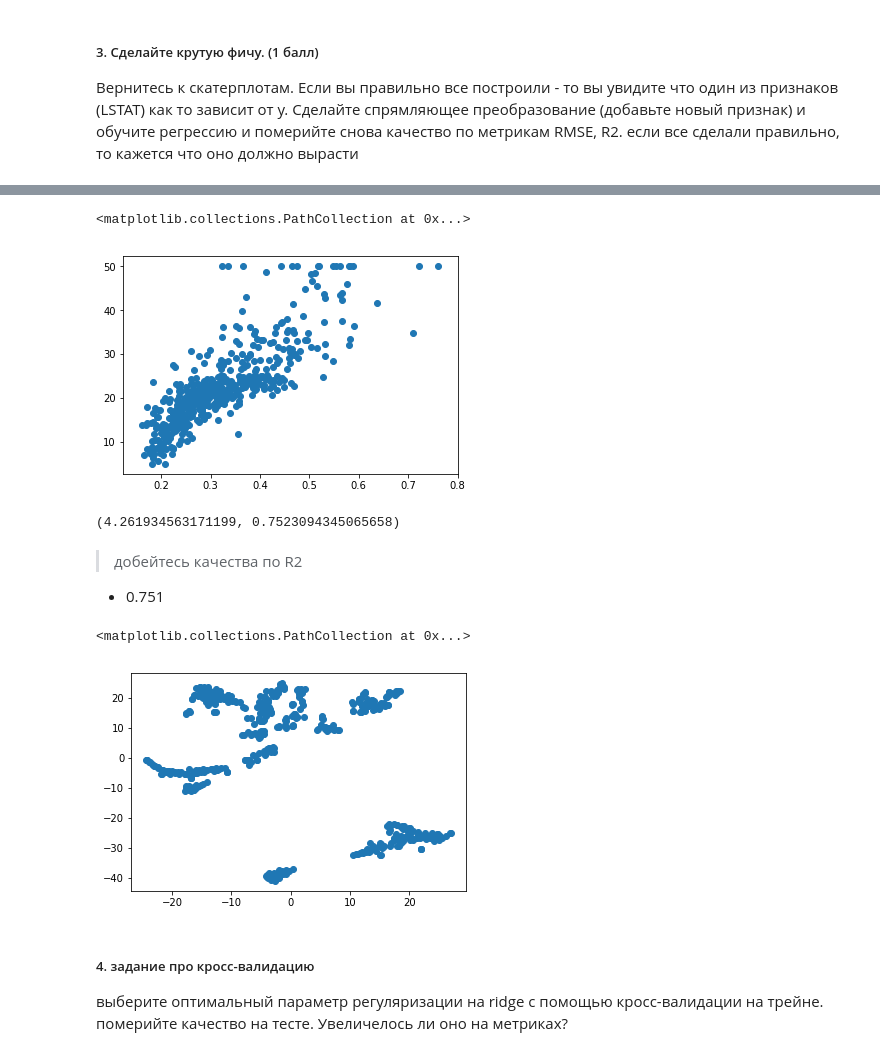
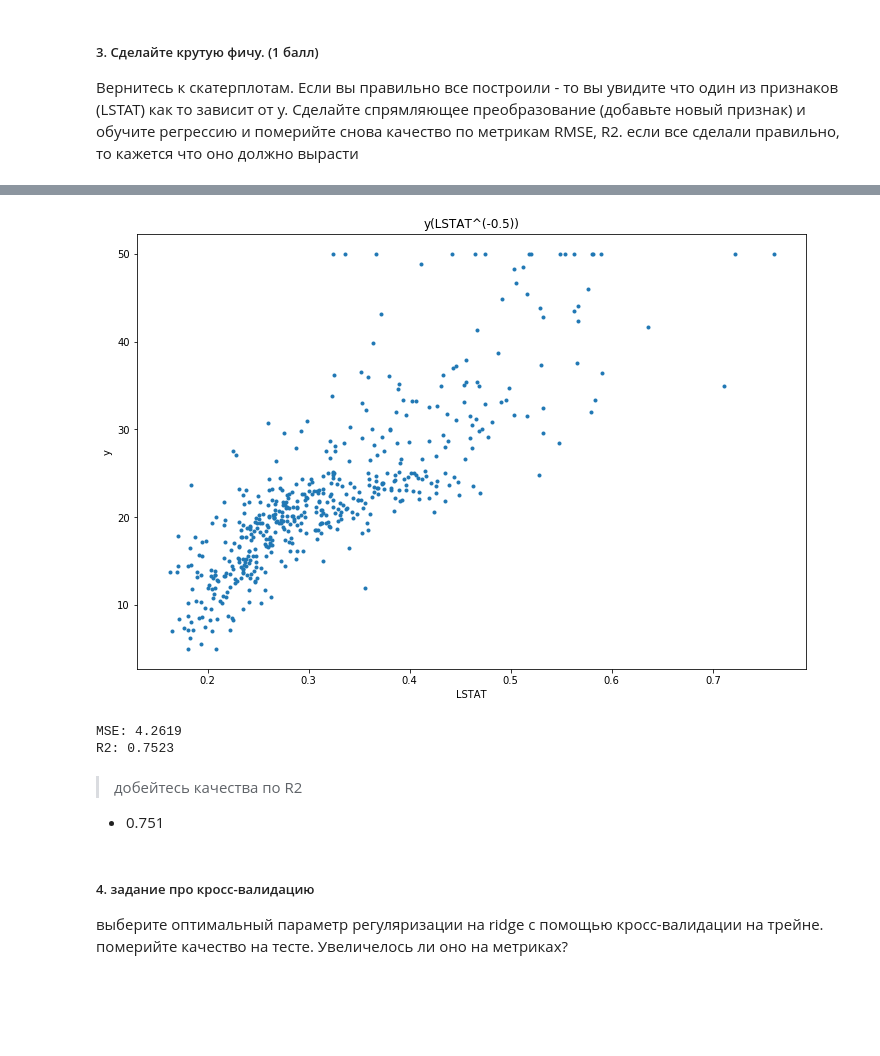
Before and after one commit to gultiaeva/AppliedPythonAtom, a Jupyter notebook: homeworks/homework_06_ml/regression_research_hw.ipynb, the cells around one changed output, grey strips where cells are left out. Saved outputs shown, nothing was run; the diff lists cells and outputs as text; code cells hidden in the pictures; blank space fills up the shorter version.

```diff
--- a/homeworks/homework_06_ml/regression_research_hw.ipynb
+++ b/homeworks/homework_06_ml/regression_research_hw.ipynb
@@ -92,18 +97,25 @@ np.sqrt(mean_squared_error(y_test, y_pred)), r2_score(y_test, y_pred)
 # %%
 newfeature = df.values[:, -1] ** (-1/2)
 newx = np.hstack([df.values, newfeature.reshape(newfeature.shape[0], 1)])
-plt.scatter(newfeature, y)
+
+plt.figure(figsize=(12,8))
+
+plt.scatter(newfeature, y, marker='.');
+plt.title(f"y({df.columns[-1]}^(-0.5))");
+plt.xlabel(df.columns[-1]);
+plt.ylabel('y');
 # %% [output]
-<matplotlib.collections.PathCollection at 0x...>
-[figure, old version]
+[figure, new version]
 # %%
 X_train, X_test, y_train, y_test = train_test_split(newx, y, test_size=0.2, random_state=42)
 regressor = LinearRegression()
 regressor.fit(X_train, y_train)
 y_pred = regressor.predict(X_test)
-np.sqrt(mean_squared_error(y_test, y_pred)), r2_score(y_test, y_pred)
+
+print('MSE: %.4f\nR2: %.4f' % (np.sqrt(mean_squared_error(y_test, y_pred)), r2_score(y_test, y_pred)))
 # %% [output]
-(4.261934563171199, 0.7523094345065658)
+MSE: 4.2619
+R2: 0.7523
 # %% [markdown]
 > добейтесь качества по R2
 
@@ -116,8 +123,3 @@ X_2d = tsne.fit_transform(newx)
-# %%
-plt.scatter(X_2d[:, 0], X_2d[:, 1])
-# %% [output]
-<matplotlib.collections.PathCollection at 0x...>
-[figure, removed]
 # %% [markdown]
 ##### 4. задание про кросс-валидацию
 
```
Also changed, not shown: parts of 17 cells of this notebook, 1 other file.
